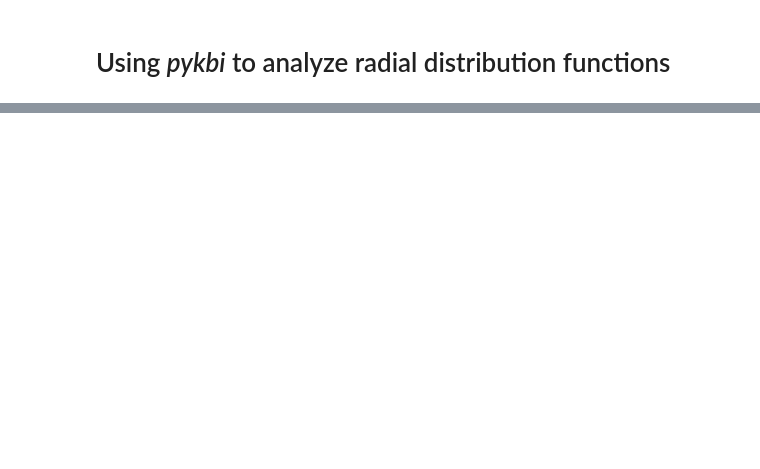
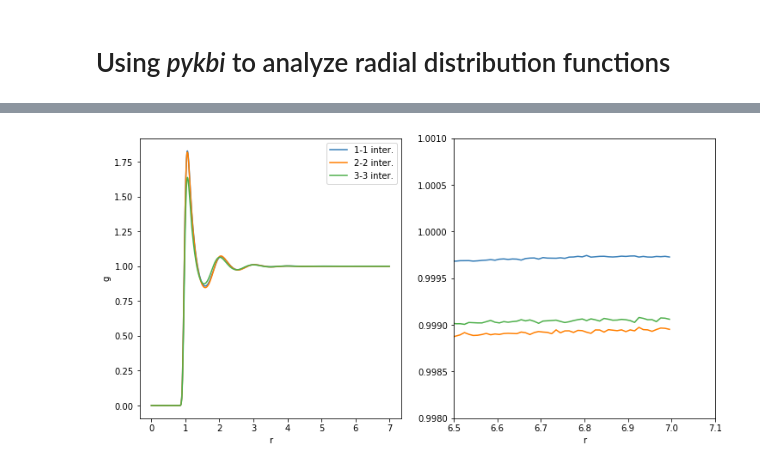
Before and after one commit to sondresc/pykbi, a Jupyter notebook: docs/pykbi.ipynb, the cells around one changed output, grey strips where cells are left out. Drawn from its saved outputs; the diff is of its cells as text; code cells hidden in the pictures; blank space fills up the shorter version.

```diff
--- a/docs/pykbi.ipynb
+++ b/docs/pykbi.ipynb
@@ -124,0 +31,22 @@ The van der Vegt correction can be found in the pykbi.fscorr package. It require
+# %%
+Lt1 = 14.8245984505
+N1 = 1200
+N2 = 600
+N3 = 600
+
+rdf1_11 = pykbi.rdf.RDF(rawrdf1[:,0], rawrdf1[:,1], closed=True, box_size=Lt1, npart=N1, eqint=True, name="rdf1, 11")
+rdf1_22 = pykbi.rdf.RDF(rawrdf1[:,0], rawrdf1[:,2], closed=True, box_size=Lt1, npart=N2, eqint=True, name="rdf1, 22")
+rdf1_33 = pykbi.rdf.RDF(rawrdf1[:,0], rawrdf1[:,3], closed=True, box_size=Lt1, npart=N3, eqint=True, name="rdf1, 33")
+rdf1_12 = pykbi.rdf.RDF(rawrdf1[:,0], rawrdf1[:,4], closed=True, box_size=Lt1, npart=N1, eqint=False, name="rdf1, 12")
+rdf1_13 = pykbi.rdf.RDF(rawrdf1[:,0], rawrdf1[:,5], closed=True, box_size=Lt1, npart=N1, eqint=False, name="rdf1, 13")
+rdf1_23 = pykbi.rdf.RDF(rawrdf1[:,0], rawrdf1[:,6], closed=True, box_size=Lt1, npart=N2, eqint=False, name="rdf1, 23")
+
+rdf1_list = [rdf1_11, rdf1_22, rdf1_33, rdf1_12, rdf1_13, rdf1_23]
+rdf_visuals = [
+    {"color":'#377eb8', "label":"1-1 inter." },
+    {"color":'#ff7f00', "label":"2-2 inter." },
+    {"color":'#4daf4a', "label":"3-3 inter." },
+    {"color":'#f781bf', "label":"1-2 inter." },
+    {"color":'#a65628', "label":"1-3 inter." },
+    {"color":'#984ea3', "label":"2-3 inter." }
+]
@@ -124,0 +65,21 @@ The van der Vegt correction can be found in the pykbi.fscorr package. It require
+# %%
+import matplotlib.pyplot as plt
+
+fig = plt.figure(figsize=(12,6))
+ax1 = fig.add_subplot(1,2,1)
+ax2 = fig.add_subplot(1,2,2)
+
+# since we put the rdfs in a list, we can do this to plot the first three.
+for i in range(3):
+    rdf1_list[i].PlotRDF(ax1, rdf_visuals[i])
+    rdf1_list[i].PlotRDF(ax2, rdf_visuals[i])
+
+ax2.set_xlim((6.5, 7.1))
+ax2.set_ylim((0.998, 1.001))
+ax1.legend(loc="best")
+ax1.set_xlabel("r")
+ax2.set_xlabel("r")
+ax1.set_ylabel("g")
+plt.show()
+# %% [output]
+[figure, added]
```
Also changed, not shown: parts of 44 cells of this notebook, 6 other files.
